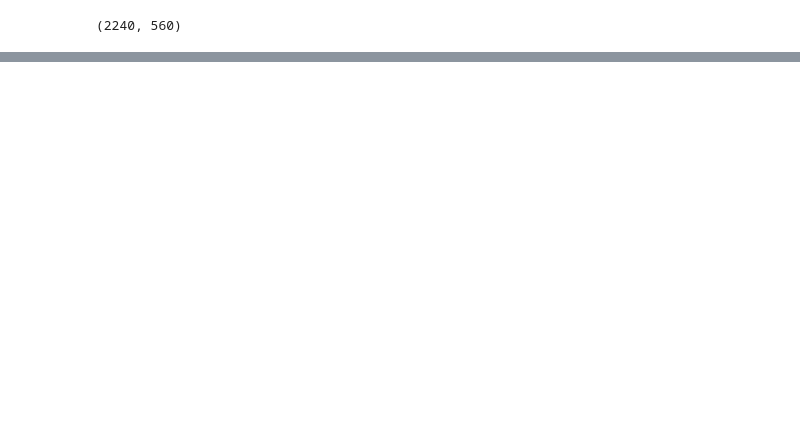
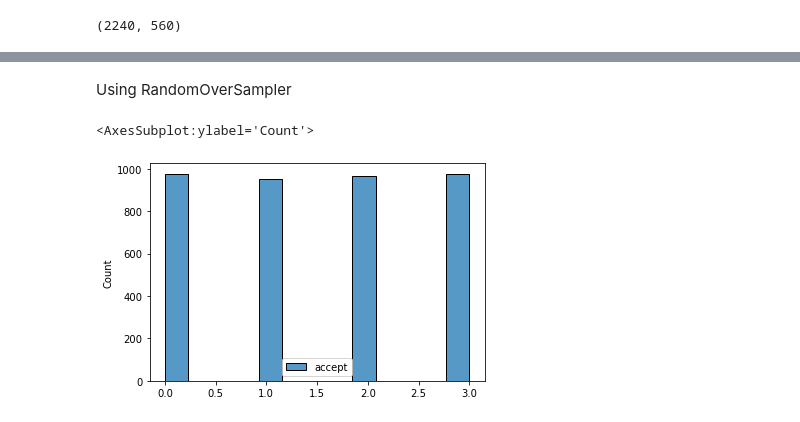
Before and after one commit to dhruvil-shah/ML-Term-Assignment, a Jupyter notebook: model.ipynb, the cells around one changed output, grey strips where cells are left out. Drawn from its saved outputs; the diff is of its cells as text; code cells hidden in the pictures; blank space fills up the shorter version.

```diff
--- a/model.ipynb
+++ b/model.ipynb
@@ -387,0 +423,10 @@ SMOTE is a approach for oversampling but used for only binary data so not used
+# %% [markdown]
+Using RandomOverSampler
+# %%
+from imblearn.over_sampling import RandomOverSampler
+rsm=RandomOverSampler()
+X_train1,X_test1,y_train1,y_test1=getSplitting(X,y,rsm)
+sns.histplot(y_train1)
+# %% [output]
+<AxesSubplot:ylabel='Count'>
+[figure, added]
```
Also changed, not shown: parts of 26 cells of this notebook, 1 other file.
